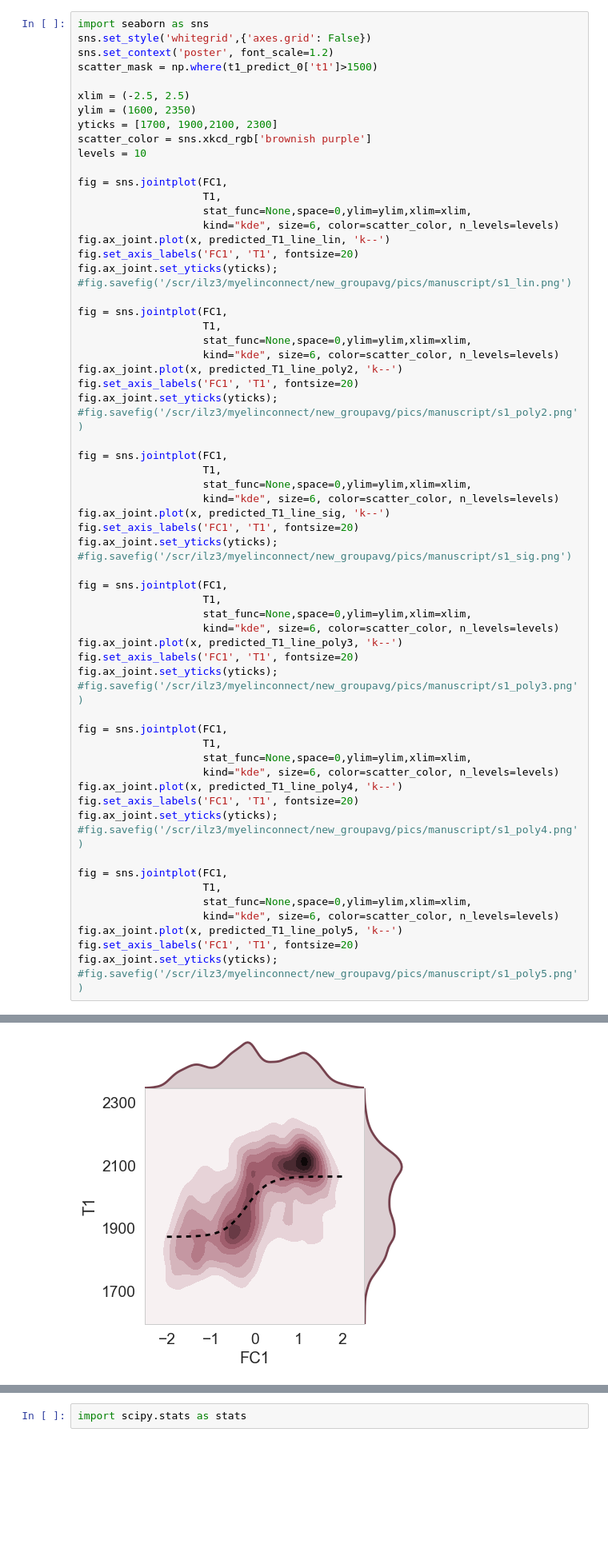
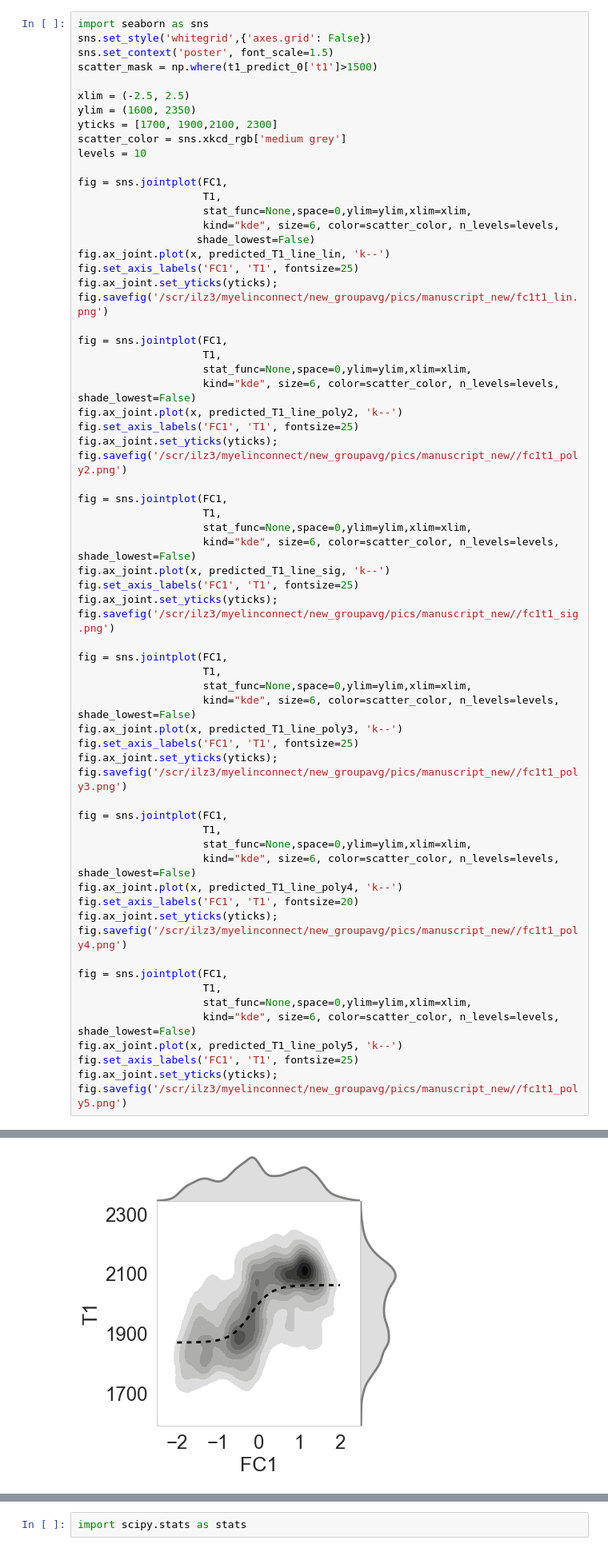
Before and after one commit to juhuntenburg/myelinconnect, a Jupyter notebook: notebooks/Nonlinear_fit.ipynb, the cells around one changed output, grey strips where cells are left out. Shown at 80% size. Cells and saved outputs as stored; diff of their text form; blank space fills up the shorter version.

```diff
--- a/notebooks/Nonlinear_fit.ipynb
+++ b/notebooks/Nonlinear_fit.ipynb
@@ -119,66 +119,67 @@ plt.legend()
 # %%
 import seaborn as sns
 sns.set_style('whitegrid',{'axes.grid': False})
-sns.set_context('poster', font_scale=1.2)
+sns.set_context('poster', font_scale=1.5)
 scatter_mask = np.where(t1_predict_0['t1']>1500)
 
 xlim = (-2.5, 2.5)
 ylim = (1600, 2350)
 yticks = [1700, 1900,2100, 2300]
-scatter_color = sns.xkcd_rgb['brownish purple']
+scatter_color = sns.xkcd_rgb['medium grey']
 levels = 10
 
 fig = sns.jointplot(FC1,
                     T1,
                     stat_func=None,space=0,ylim=ylim,xlim=xlim,
-                    kind="kde", size=6, color=scatter_color, n_levels=levels)
+                    kind="kde", size=6, color=scatter_color, n_levels=levels,
+                   shade_lowest=False)
 fig.ax_joint.plot(x, predicted_T1_line_lin, 'k--')
-fig.set_axis_labels('FC1', 'T1', fontsize=20)
+fig.set_axis_labels('FC1', 'T1', fontsize=25)
 fig.ax_joint.set_yticks(yticks);
-#fig.savefig('/scr/ilz3/myelinconnect/new_groupavg/pics/manuscript/s1_lin.png')
+fig.savefig('/scr/ilz3/myelinconnect/new_groupavg/pics/manuscript_new/fc1t1_lin.png')
 
 fig = sns.jointplot(FC1,
                     T1,
                     stat_func=None,space=0,ylim=ylim,xlim=xlim,
-                    kind="kde", size=6, color=scatter_color, n_levels=levels)
+                    kind="kde", size=6, color=scatter_color, n_levels=levels, shade_lowest=False)
 fig.ax_joint.plot(x, predicted_T1_line_poly2, 'k--')
-fig.set_axis_labels('FC1', 'T1', fontsize=20)
+fig.set_axis_labels('FC1', 'T1', fontsize=25)
 fig.ax_joint.set_yticks(yticks);
-#fig.savefig('/scr/ilz3/myelinconnect/new_groupavg/pics/manuscript/s1_poly2.png')
+fig.savefig('/scr/ilz3/myelinconnect/new_groupavg/pics/manuscript_new//fc1t1_poly2.png')
 
 fig = sns.jointplot(FC1,
                     T1,
                     stat_func=None,space=0,ylim=ylim,xlim=xlim,
-                    kind="kde", size=6, color=scatter_color, n_levels=levels)
+                    kind="kde", size=6, color=scatter_color, n_levels=levels, shade_lowest=False)
 fig.ax_joint.plot(x, predicted_T1_line_sig, 'k--')
-fig.set_axis_labels('FC1', 'T1', fontsize=20)
+fig.set_axis_labels('FC1', 'T1', fontsize=25)
 fig.ax_joint.set_yticks(yticks);
-#fig.savefig('/scr/ilz3/myelinconnect/new_groupavg/pics/manuscript/s1_sig.png')
+fig.savefig('/scr/ilz3/myelinconnect/new_groupavg/pics/manuscript_new//fc1t1_sig.png')
 
 fig = sns.jointplot(FC1,
                     T1,
                     stat_func=None,space=0,ylim=ylim,xlim=xlim,
-                    kind="kde", size=6, color=scatter_color, n_levels=levels)
+                    kind="kde", size=6, color=scatter_color, n_levels=levels, shade_lowest=False)
 fig.ax_joint.plot(x, predicted_T1_line_poly3, 'k--')
-fig.set_axis_labels('FC1', 'T1', fontsize=20)
+fig.set_axis_labels('FC1', 'T1', fontsize=25)
 fig.ax_joint.set_yticks(yticks);
-#fig.savefig('/scr/ilz3/myelinconnect/new_groupavg/pics/manuscript/s1_poly3.png')
+fig.savefig('/scr/ilz3/myelinconnect/new_groupavg/pics/manuscript_new//fc1t1_poly3.png')
 
 fig = sns.jointplot(FC1,
                     T1,
                     stat_func=None,space=0,ylim=ylim,xlim=xlim,
-                    kind="kde", size=6, color=scatter_color, n_levels=levels)
+                    kind="kde", size=6, color=scatter_color, n_levels=levels, shade_lowest=False)
 fig.ax_joint.plot(x, predicted_T1_line_poly4, 'k--')
 fig.set_axis_labels('FC1', 'T1', fontsize=20)
 fig.ax_joint.set_yticks(yticks);
-#fig.savefig('/scr/ilz3/myelinconnect/new_groupavg/pics/manuscript/s1_poly4.png')
+fig.savefig('/scr/ilz3/myelinconnect/new_groupavg/pics/manuscript_new//fc1t1_poly4.png')
 
 fig = sns.jointplot(FC1,
                     T1,
                     stat_func=None,space=0,ylim=ylim,xlim=xlim,
-                    kind="kde", size=6, color=scatter_color, n_levels=levels)
+                    kind="kde", size=6, color=scatter_color, n_levels=levels, shade_lowest=False)
 fig.ax_joint.plot(x, predicted_T1_line_poly5, 'k--')
-fig.set_axis_labels('FC1', 'T1', fontsize=20)
+fig.set_axis_labels('FC1', 'T1', fontsize=25)
 fig.ax_joint.set_yticks(yticks);
-#fig.savefig('/scr/ilz3/myelinconnect/new_groupavg/pics/manuscript/s1_poly5.png')
+fig.savefig('/scr/ilz3/myelinconnect/new_groupavg/pics/manuscript_new//fc1t1_poly5.png')
 # %% [output]
@@ -191 +188 @@ fig.ax_joint.set_yticks(yticks);
-[figure, old version]
+[figure, new version]
```
Also changed, not shown: parts of 3 cells of this notebook, 4 other files.
